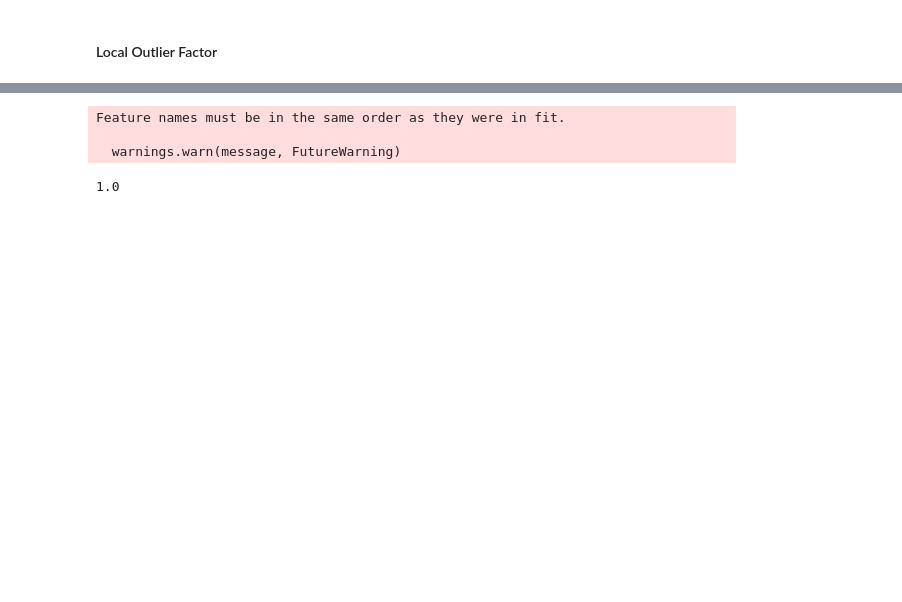
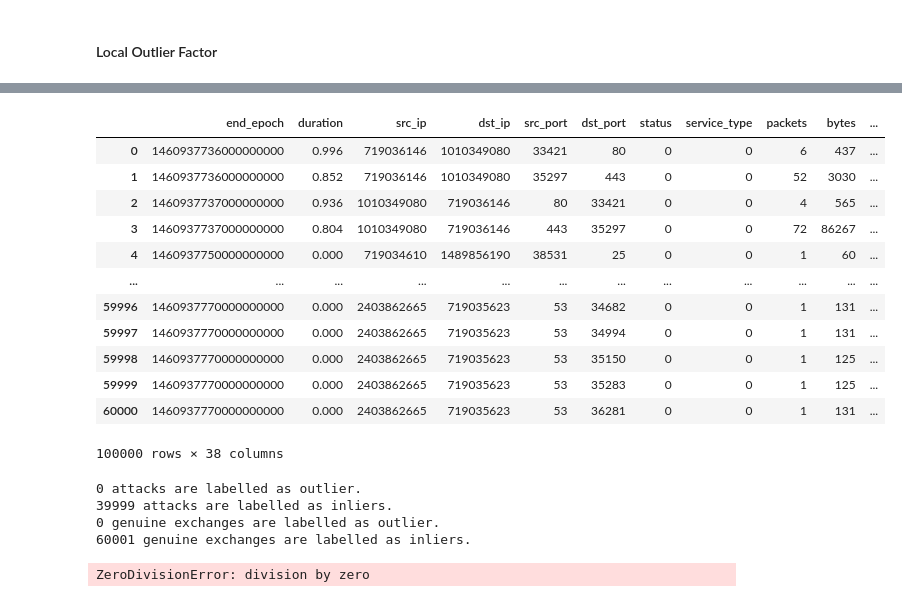
Before and after one commit to Leiyks/MLSECU, a Jupyter notebook: mlsecu.ipynb, the cells around one changed output, grey strips where cells are left out. Cells and saved outputs as stored; diff of their text form; code cells hidden in the pictures; blank space fills up the shorter version.

```diff
--- a/mlsecu.ipynb
+++ b/mlsecu.ipynb
@@ -260,15 +287,37 @@ describe_precision("lof_outliers")
-# %%
-from sklearn.model_selection import train_test_split
-from sklearn.ensemble import RandomForestClassifier
-
-labels = one_hot_encoded_df['attack']
-labels_test = one_hot_encoded_df_test['attack']
-
-classifier = RandomForestClassifier()
-classifier.fit(one_hot_encoded_df, labels)
-classifier.score(one_hot_encoded_df_test, labels_test)
-# %% [output]
-Feature names must be in the same order as they were in fit.
-
-  warnings.warn(message, FutureWarning)
-1.0
+# %%
+from sklearn.ensemble import AdaBoostClassifier
+
+outlier_ratio = 0.4
+df, test_df = get_dataframes(outlier_ratio, 100000)
+one_hot_encoded_df, one_hot_encoded_df_test = one_hot_encoding_dataframes(df, test_df)
+
+labels = one_hot_encoded_df['attack']
+
+classifier = AdaBoostClassifier().fit(one_hot_encoded_df, labels)
+rfc_outliers = classifier.predict(one_hot_encoded_df_test)
+
+df_outliers = one_hot_encoded_df.copy()
+df_outliers['rfc_outliers'] = [i == -1 for i in  rfc_outliers]
+df_outliers
+# %% [output]
+|  | end_epoch | duration | src_ip | dst_ip | src_port | dst_port | status | service_type | packets | bytes | ... |
+| 0 | 1460937736000000000 | 0.996 | 719036146 | 1010349080 | 33421 | 80 | 0 | 0 | 6 | 437 | ... |
+| 1 | 1460937736000000000 | 0.852 | 719036146 | 1010349080 | 35297 | 443 | 0 | 0 | 52 | 3030 | ... |
+| 2 | 1460937737000000000 | 0.936 | 1010349080 | 719036146 | 80 | 33421 | 0 | 0 | 4 | 565 | ... |
+| 3 | 1460937737000000000 | 0.804 | 1010349080 | 719036146 | 443 | 35297 | 0 | 0 | 72 | 86267 | ... |
+| 4 | 1460937750000000000 | 0.000 | 719034610 | 1489856190 | 38531 | 25 | 0 | 0 | 1 | 60 | ... |
+| ... | ... | ... | ... | ... | ... | ... | ... | ... | ... | ... | ... |
+| 59996 | 1460937770000000000 | 0.000 | 2403862665 | 719035623 | 53 | 34682 | 0 | 0 | 1 | 131 | ... |
+| 59997 | 1460937770000000000 | 0.000 | 2403862665 | 719035623 | 53 | 34994 | 0 | 0 | 1 | 131 | ... |
+| 59998 | 1460937770000000000 | 0.000 | 2403862665 | 719035623 | 53 | 35150 | 0 | 0 | 1 | 125 | ... |
+| 59999 | 1460937770000000000 | 0.000 | 2403862665 | 719035623 | 53 | 35283 | 0 | 0 | 1 | 125 | ... |
+| 60000 | 1460937770000000000 | 0.000 | 2403862665 | 719035623 | 53 | 36281 | 0 | 0 | 1 | 131 | ... |
+100000 rows × 38 columns
+# %%
+describe_precision("rfc_outliers")
+# %% [output]
+0 attacks are labelled as outlier.
+39999 attacks are labelled as inliers.
+0 genuine exchanges are labelled as outlier.
+60001 genuine exchanges are labelled as inliers.
+ZeroDivisionError: division by zero
```
Also changed, not shown: parts of 8 cells of this notebook.
